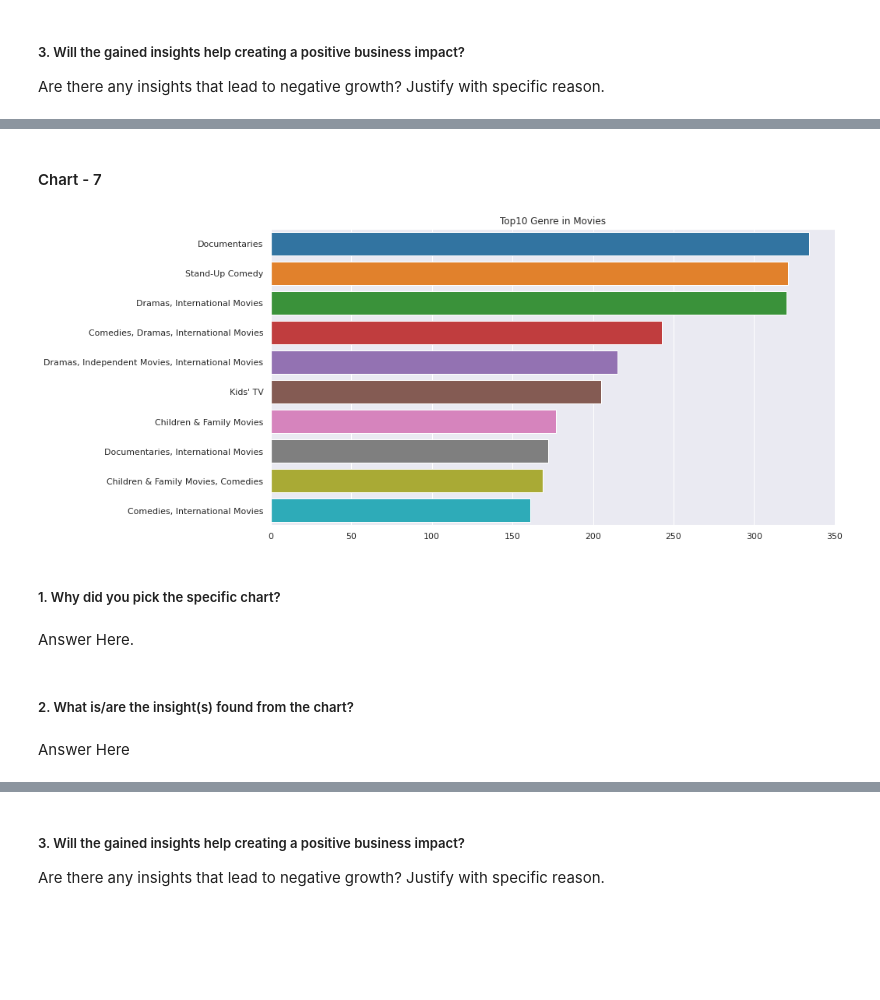
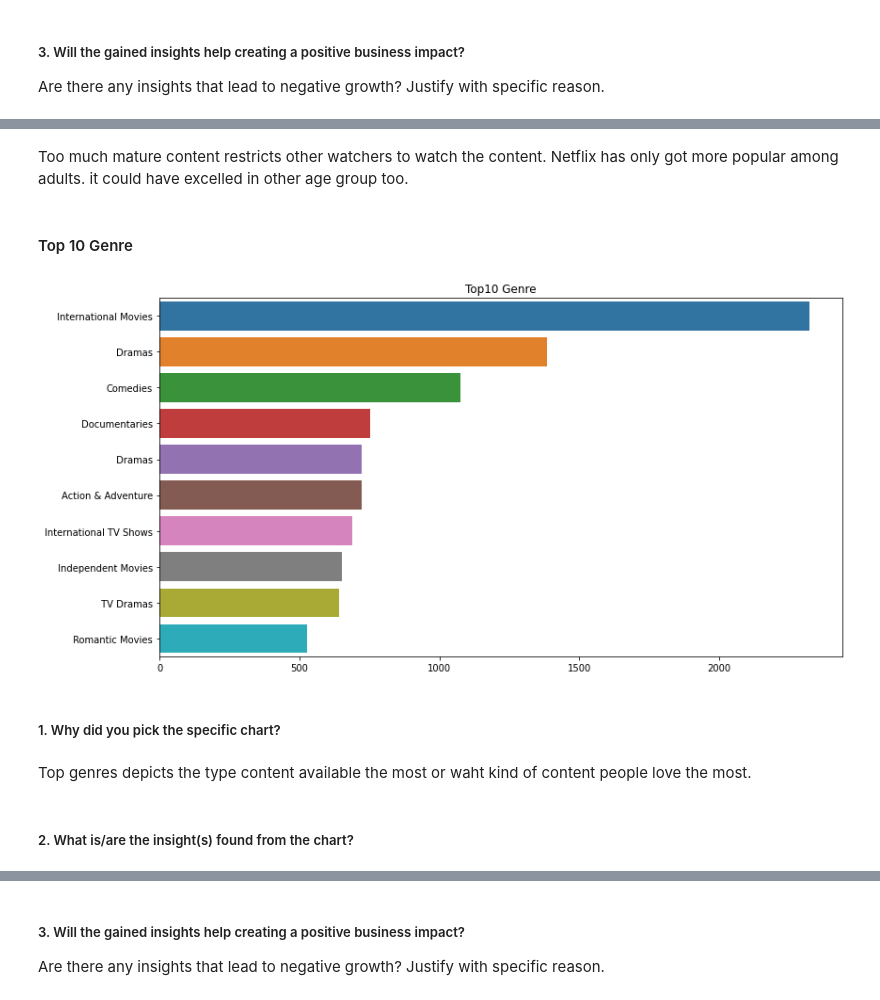
Before and after one commit to aaravpanchal/Netflix-TV-Shows-and-Movies-Clustering, a Jupyter notebook: Netflix_TV_Shows_and_Movies_Clustering.ipynb, the cells around one changed output, grey strips where cells are left out. Drawn from its saved outputs; the diff is of its cells as text; code cells hidden in the pictures; blank space fills up the shorter version.

```diff
--- a/Netflix_TV_Shows_and_Movies_Clustering.ipynb
+++ b/Netflix_TV_Shows_and_Movies_Clustering.ipynb
@@ -608,19 +480,27 @@ Answer Here
-# %% [markdown]
-#### Chart - 7
+# %% [markdown]
+Too much mature content restricts other watchers to watch the content. Netflix has only got more popular among adults. it could have excelled in other age group too.
+# %% [markdown]
+#### Top 10 Genre
+# %%
+def getgenre(data1):
+  list1=[]
+  for i in data1.split(','):
+    list1.append(i)
+  return list1
+# %%
+genre=df['listed_in'].apply(getgenre).reset_index().explode('listed_in')
 # %%
 # Top 10 Genre in movies
 plt.figure(figsize=(13,7))
-sns.barplot(y = df["listed_in"].value_counts().head(10).index,
-            x = df["listed_in"].value_counts().head(10).values,palette="tab10")
-plt.title("Top10 Genre in Movies")
+sns.barplot(y = genre["listed_in"].value_counts().head(10).index,
+            x = genre["listed_in"].value_counts().head(10).values,palette="tab10")
+plt.title("Top10 Genre")
 plt.show()
 # %% [output]
-[figure, old version]
+[figure, new version]
 # %% [markdown]
 ##### 1. Why did you pick the specific chart?
-# %% [markdown]
-Answer Here.
+# %% [markdown]
+Top genres depicts the type content available the most or waht kind of content people love the most.
 # %% [markdown]
 ##### 2. What is/are the insight(s) found from the chart?
-# %% [markdown]
-Answer Here
```
Also changed, not shown: parts of 150 cells of this notebook.
